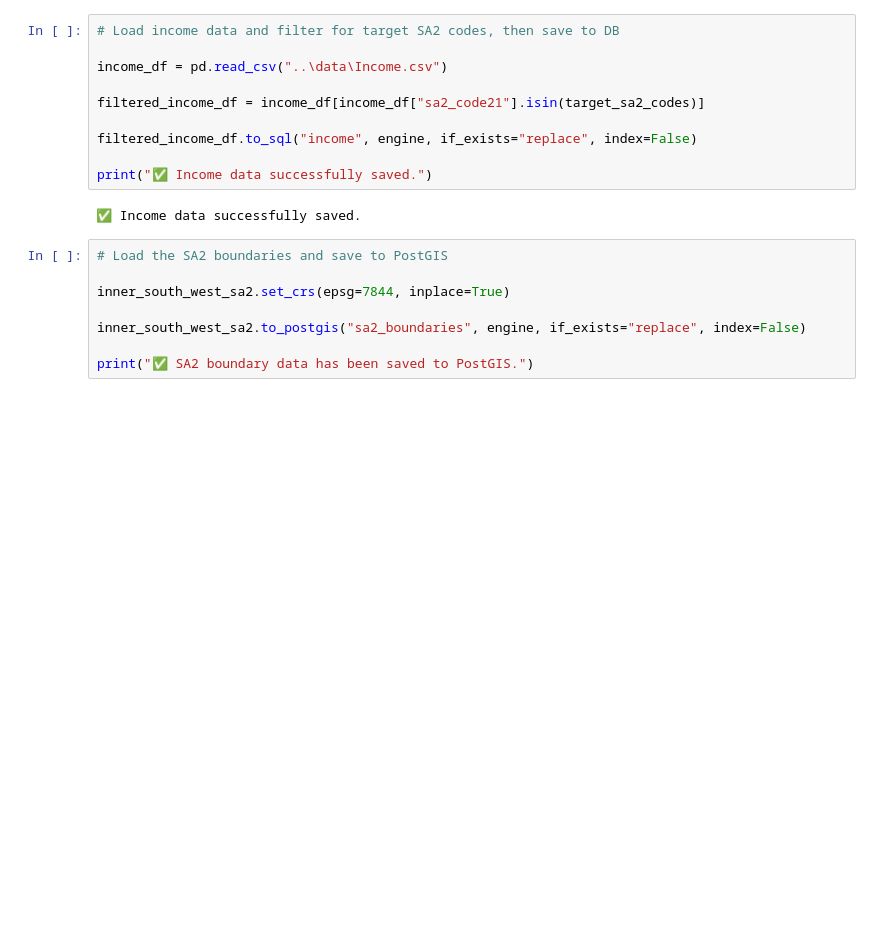
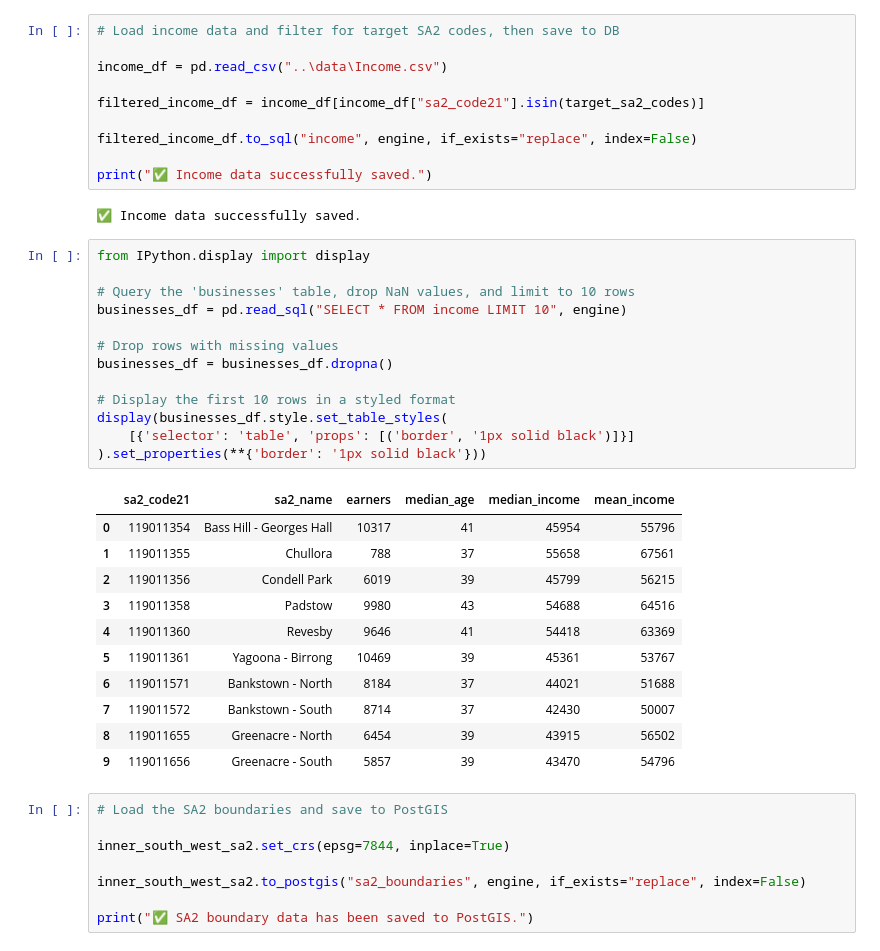
Before and after one commit to hb200354/project, a Jupyter notebook: notebooks/code.ipynb, the cells around one changed output. Saved outputs shown, nothing was run; the diff lists cells and outputs as text; blank space fills up the shorter version.

```diff
--- a/notebooks/code.ipynb
+++ b/notebooks/code.ipynb
@@ -110,6 +140,31 @@ filtered_income_df.to_sql("income", engine, if_exists="replace", index=False)
 print("✅ Income data successfully saved.")
 # %% [output]
 ✅ Income data successfully saved.
+# %%
+from IPython.display import display
+
+# Query the 'businesses' table, drop NaN values, and limit to 10 rows
+businesses_df = pd.read_sql("SELECT * FROM income LIMIT 10", engine)
+
+# Drop rows with missing values
+businesses_df = businesses_df.dropna()
+
+# Display the first 10 rows in a styled format
+display(businesses_df.style.set_table_styles(
+    [{'selector': 'table', 'props': [('border', '1px solid black')]}]
+).set_properties(**{'border': '1px solid black'}))
+# %% [output]
+|  | sa2_code21 | sa2_name | earners | median_age | median_income | mean_income |
+| 0 | 119011354 | Bass Hill - Georges Hall | 10317 | 41 | 45954 | 55796 |
+| 1 | 119011355 | Chullora | 788 | 37 | 55658 | 67561 |
+| 2 | 119011356 | Condell Park | 6019 | 39 | 45799 | 56215 |
+| 3 | 119011358 | Padstow | 9980 | 43 | 54688 | 64516 |
+| 4 | 119011360 | Revesby | 9646 | 41 | 54418 | 63369 |
+| 5 | 119011361 | Yagoona - Birrong | 10469 | 39 | 45361 | 53767 |
+| 6 | 119011571 | Bankstown - North | 8184 | 37 | 44021 | 51688 |
+| 7 | 119011572 | Bankstown - South | 8714 | 37 | 42430 | 50007 |
+| 8 | 119011655 | Greenacre - North | 6454 | 39 | 43915 | 56502 |
+| 9 | 119011656 | Greenacre - South | 5857 | 39 | 43470 | 54796 |
 # %%
 # Load the SA2 boundaries and save to PostGIS
 
```
Also changed, not shown: parts of 4 cells of this notebook, 5 other files.
